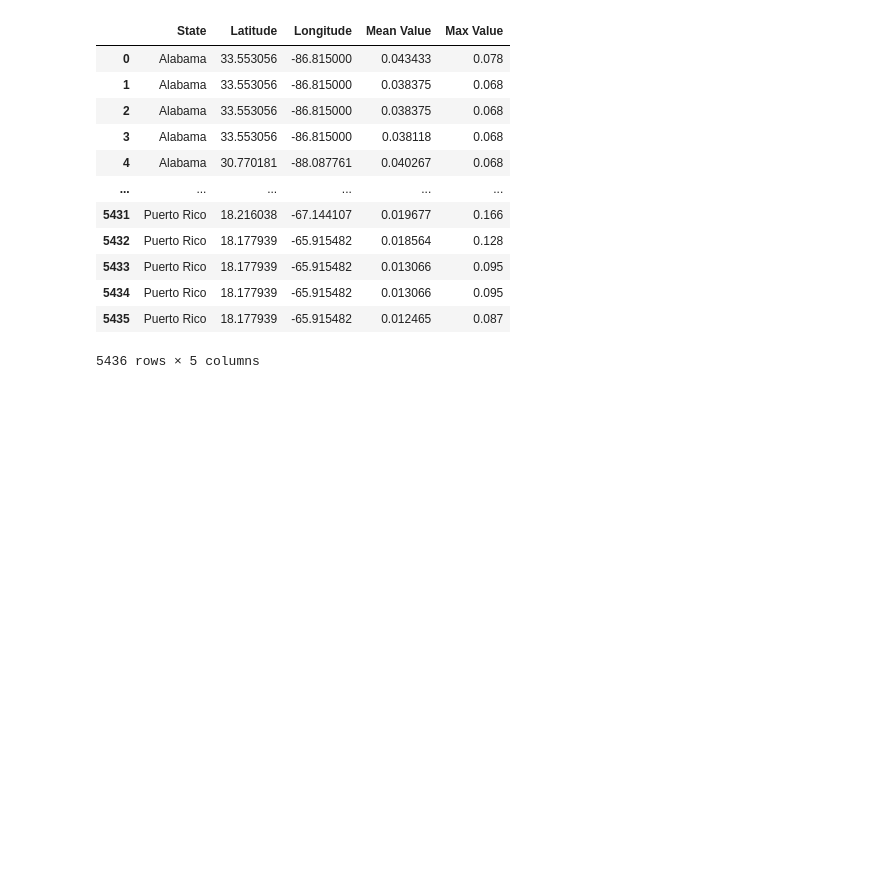
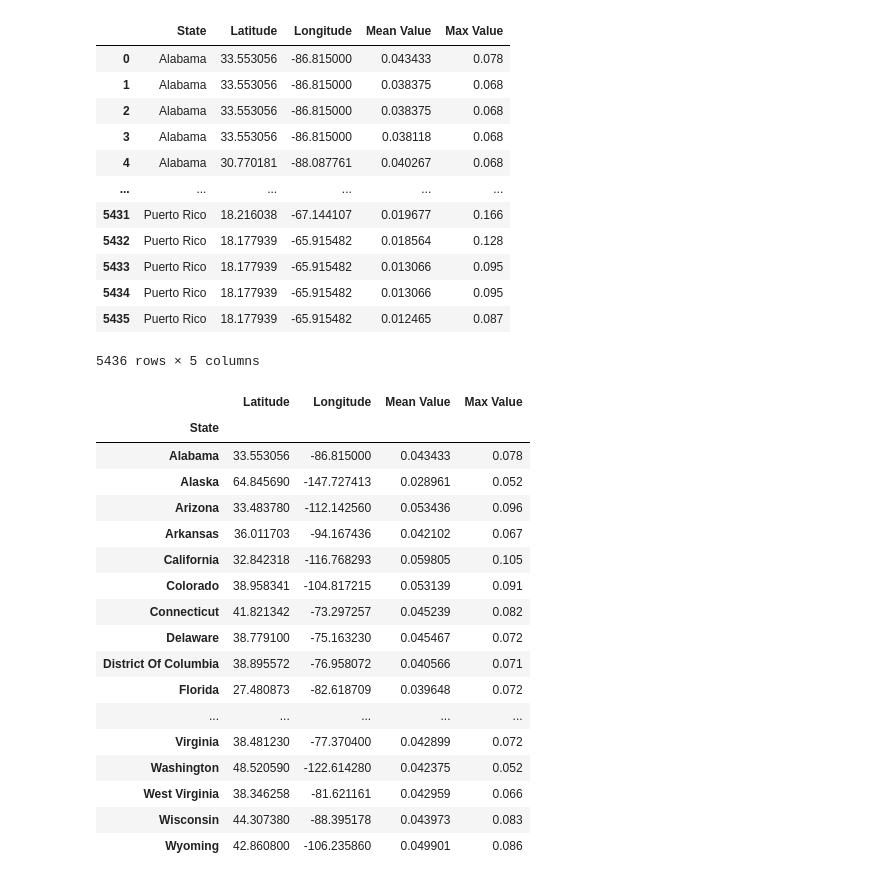
Before and after one commit to Mitchemoto/project-1-, a Jupyter notebook: environment_api_project_states.ipynb, the cells around one changed output. Cells and saved outputs as stored; diff of their text form; code cells hidden in the pictures; blank space fills up the shorter version.

```diff
--- a/environment_api_project_states.ipynb
+++ b/environment_api_project_states.ipynb
@@ -163,3 +163,26 @@ states_df
 | 5434 | Puerto Rico | 18.177939 | -65.915482 | 0.013066 | 0.095 |
 | 5435 | Puerto Rico | 18.177939 | -65.915482 | 0.012465 | 0.087 |
 5436 rows × 5 columns
+# %%
+states_df_grouped=states_df.groupby('State').first()
+# %%
+states_df_grouped
+# %% [output]
+|  | Latitude | Longitude | Mean Value | Max Value |
+| State |  |  |  |  |
+| Alabama | 33.553056 | -86.815000 | 0.043433 | 0.078 |
+| Alaska | 64.845690 | -147.727413 | 0.028961 | 0.052 |
+| Arizona | 33.483780 | -112.142560 | 0.053436 | 0.096 |
+| Arkansas | 36.011703 | -94.167436 | 0.042102 | 0.067 |
+| California | 32.842318 | -116.768293 | 0.059805 | 0.105 |
+| Colorado | 38.958341 | -104.817215 | 0.053139 | 0.091 |
+| Connecticut | 41.821342 | -73.297257 | 0.045239 | 0.082 |
+| Delaware | 38.779100 | -75.163230 | 0.045467 | 0.072 |
+| District Of Columbia | 38.895572 | -76.958072 | 0.040566 | 0.071 |
+| Florida | 27.480873 | -82.618709 | 0.039648 | 0.072 |
+| ... | ... | ... | ... | ... |
+| Virginia | 38.481230 | -77.370400 | 0.042899 | 0.072 |
+| Washington | 48.520590 | -122.614280 | 0.042375 | 0.052 |
+| West Virginia | 38.346258 | -81.621161 | 0.042959 | 0.066 |
+| Wisconsin | 44.307380 | -88.395178 | 0.043973 | 0.083 |
+| Wyoming | 42.860800 | -106.235860 | 0.049901 | 0.086 |
```
